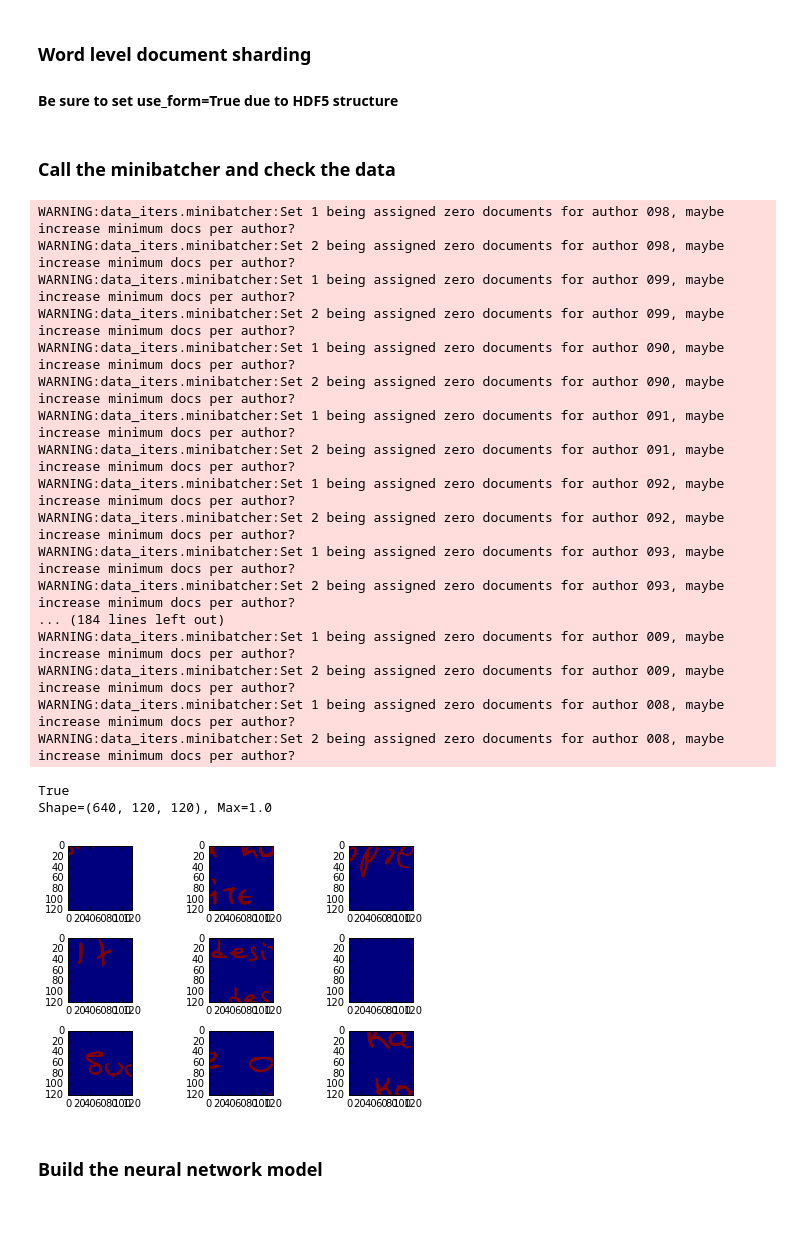
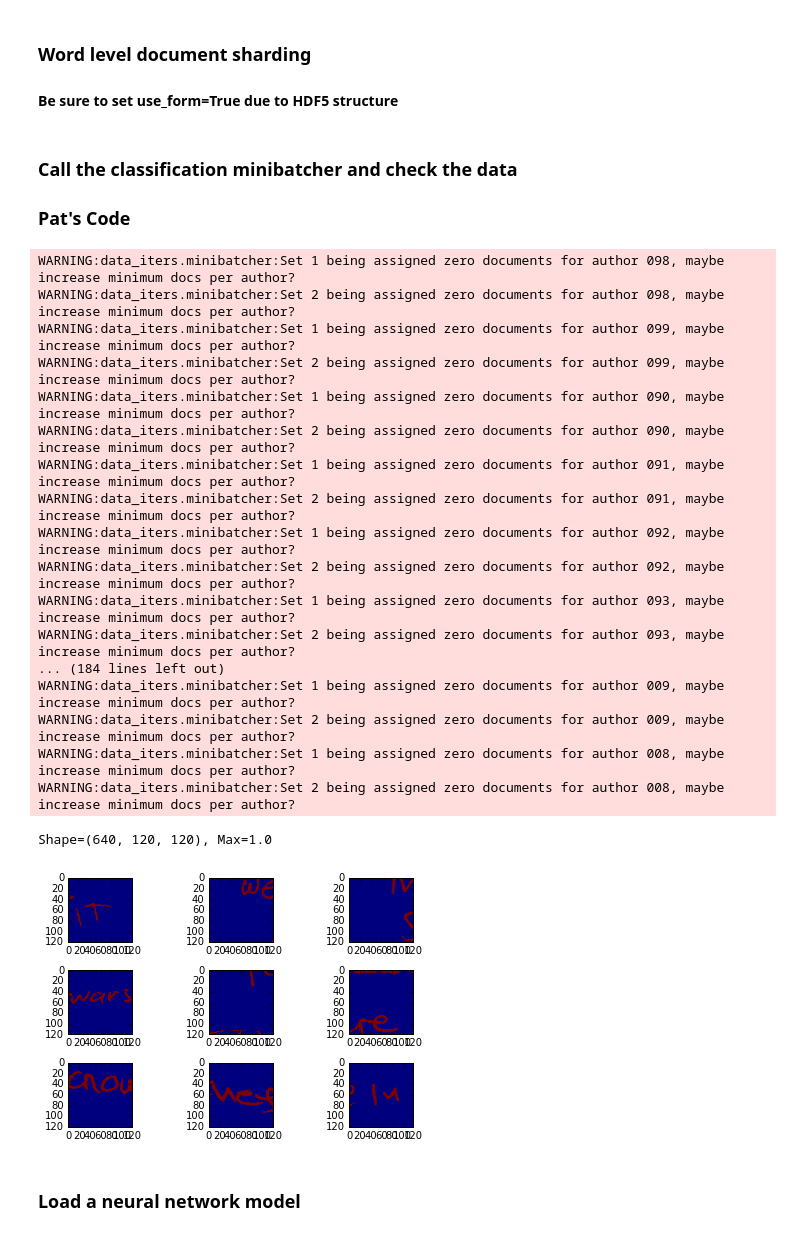
Before and after one commit to Lab41/d-script, a Jupyter notebook: demo_pipeline/exnet.ipynb, the cells around one changed output. Cells and saved outputs as stored; diff of their text form; code cells hidden in the pictures.

```diff
--- a/demo_pipeline/exnet.ipynb
+++ b/demo_pipeline/exnet.ipynb
@@ -30,10 +31,10 @@ Using gpu device 0: GeForce GTX TITAN X (CNMeM is disabled)
 #### Be sure to set use_form=True due to HDF5 structure
 # %%
 hdf5_file = '/fileserver/icdar13/benchmarking-processed/author_icdar_be.hdf5'
+neural_network_params = '../convnets/fielnet/fielnet.hdf5'
 num_authors=100
-# num_forms_per_author=-1
-num_forms_per_author=4
-shingle_dim=(120,1909)
+num_forms_per_author=-1
+# num_forms_per_author=4
 shingle_dim=(120,120)
 use_form=True
 
@@ -41,44 +42,41 @@ batch_size=32
 lr = 0.01
 total_iters=5
 # %% [markdown]
-### Call the minibatcher and check the data
+### Call the classification minibatcher and check the data
+### Pat's Code
 # %%
-s = round(1e6*(0.7+0.2+0.1))==1e6
-print s
-
 iam_m = IAM_MiniBatcher(hdf5_file, num_authors, num_forms_per_author, shingle_dim=shingle_dim, default_mode=MiniBatcher.TRAIN, batch_size=batch_size, train_pct=1.0, test_pct=0.0, val_pct = 0.0)
 
 [X_test, Y_test] = iam_m.get_train_batch(batch_size*20)
 print "Shape="+str(X_test.shape)+", Max="+str(X_test.max())
 
 plt.clf
 plt.subplots(3,3)
 plt.tight_layout()
 s = np.random.choice(32,9, replace=False)
 
 for i in xrange(9):
     plt.subplot(3,3,i+1)
     plt.imshow(X_test[s[i]])
 # %% [output]
 WARNING:data_iters.minibatcher:Set 1 being assigned zero documents for author 098, maybe increase minimum docs per author?
 WARNING:data_iters.minibatcher:Set 2 being assigned zero documents for author 098, maybe increase minimum docs per author?
 WARNING:data_iters.minibatcher:Set 1 being assigned zero documents for author 099, maybe increase minimum docs per author?
 WARNING:data_iters.minibatcher:Set 2 being assigned zero documents for author 099, maybe increase minimum docs per author?
 WARNING:data_iters.minibatcher:Set 1 being assigned zero documents for author 090, maybe increase minimum docs per author?
 WARNING:data_iters.minibatcher:Set 2 being assigned zero documents for author 090, maybe increase minimum docs per author?
 WARNING:data_iters.minibatcher:Set 1 being assigned zero documents for author 091, maybe increase minimum docs per author?
 WARNING:data_iters.minibatcher:Set 2 being assigned zero documents for author 091, maybe increase minimum docs per author?
 WARNING:data_iters.minibatcher:Set 1 being assigned zero documents for author 092, maybe increase minimum docs per author?
 WARNING:data_iters.minibatcher:Set 2 being assigned zero documents for author 092, maybe increase minimum docs per author?
 WARNING:data_iters.minibatcher:Set 1 being assigned zero documents for author 093, maybe increase minimum docs per author?
 WARNING:data_iters.minibatcher:Set 2 being assigned zero documents for author 093, maybe increase minimum docs per author?
 ... (184 lines left out)
 WARNING:data_iters.minibatcher:Set 1 being assigned zero documents for author 009, maybe increase minimum docs per author?
 WARNING:data_iters.minibatcher:Set 2 being assigned zero documents for author 009, maybe increase minimum docs per author?
 WARNING:data_iters.minibatcher:Set 1 being assigned zero documents for author 008, maybe increase minimum docs per author?
 WARNING:data_iters.minibatcher:Set 2 being assigned zero documents for author 008, maybe increase minimum docs per author?
-True
 Shape=(640, 120, 120), Max=1.0
-[figure, old version]
+[figure, new version]
 # %% [markdown]
-### Build the neural network model
+### Load a neural network model
```
Also changed, not shown: parts of 8 cells of this notebook, 1 other file.
